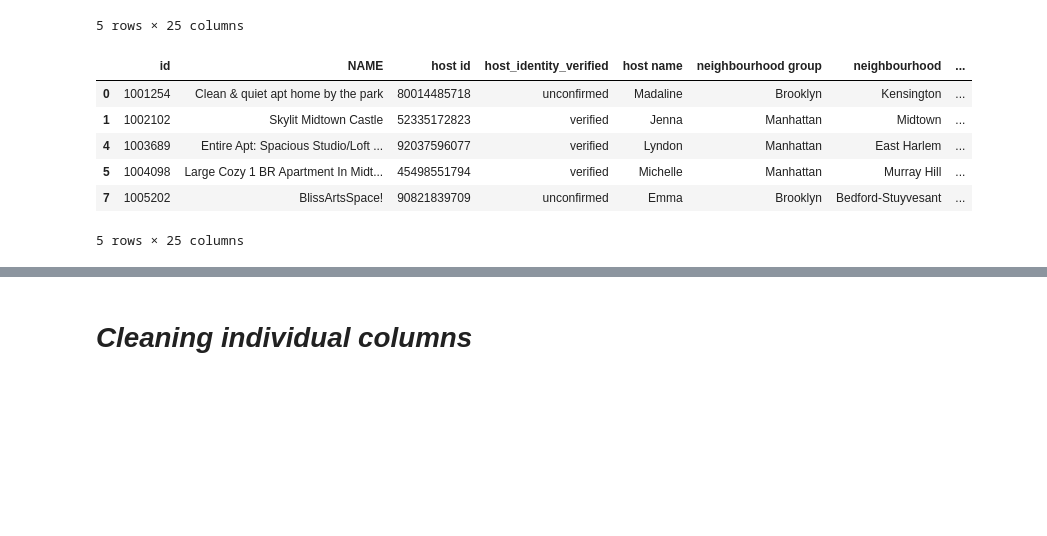
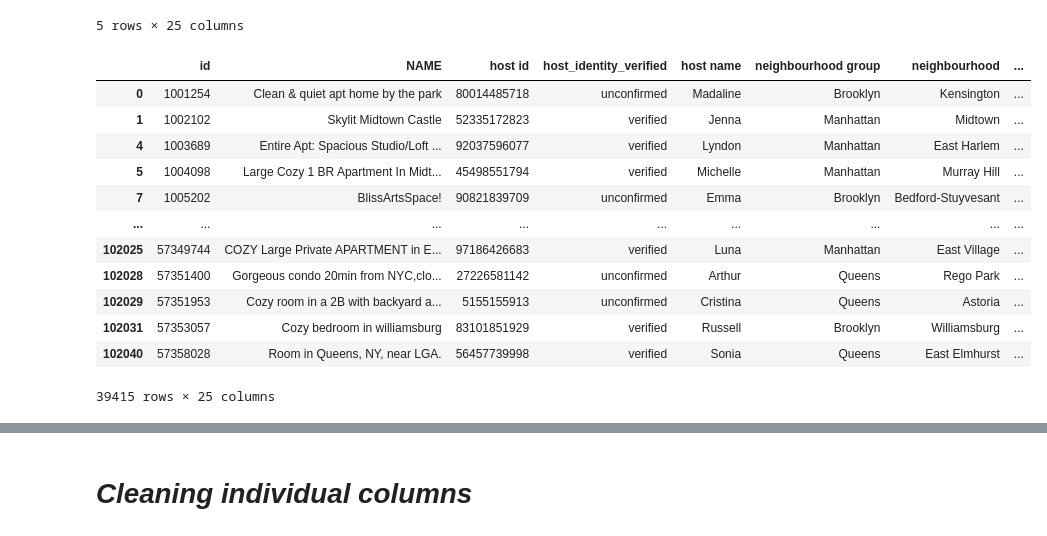
Before and after one commit to HopeMohola/Predict, a Jupyter notebook: data_cleaning_with_airbnb_data.ipynb, the cells around one changed output, grey strips where cells are left out. Drawn from its saved outputs; the diff is of its cells as text; code cells hidden in the pictures; blank space fills up the shorter version.

```diff
--- a/data_cleaning_with_airbnb_data.ipynb
+++ b/data_cleaning_with_airbnb_data.ipynb
@@ -137,15 +132,21 @@ df.head()
 # %%
 df.dropna(inplace=True)
 # %%
-df.head()
+df
 # %% [output]
 |  | id | NAME | host id | host_identity_verified | host name | neighbourhood group | neighbourhood | ... |
 | 0 | 1001254 | Clean & quiet apt home by the park | 80014485718 | unconfirmed | Madaline | Brooklyn | Kensington | ... |
 | 1 | 1002102 | Skylit Midtown Castle | 52335172823 | verified | Jenna | Manhattan | Midtown | ... |
 | 4 | 1003689 | Entire Apt: Spacious Studio/Loft ... | 92037596077 | verified | Lyndon | Manhattan | East Harlem | ... |
 | 5 | 1004098 | Large Cozy 1 BR Apartment In Midt... | 45498551794 | verified | Michelle | Manhattan | Murray Hill | ... |
 | 7 | 1005202 | BlissArtsSpace! | 90821839709 | unconfirmed | Emma | Brooklyn | Bedford-Stuyvesant | ... |
+| ... | ... | ... | ... | ... | ... | ... | ... | ... |
+| 102025 | 57349744 | COZY Large Private APARTMENT in E... | 97186426683 | verified | Luna | Manhattan | East Village | ... |
+| 102028 | 57351400 | Gorgeous condo 20min from NYC,clo... | 27226581142 | unconfirmed | Arthur | Queens | Rego Park | ... |
+| 102029 | 57351953 | Cozy room in a 2B with backyard a... | 5155155913 | unconfirmed | Cristina | Queens | Astoria | ... |
+| 102031 | 57353057 | Cozy bedroom in williamsburg | 83101851929 | verified | Russell | Brooklyn | Williamsburg | ... |
+| 102040 | 57358028 | Room in Queens, NY, near LGA. | 56457739998 | verified | Sonia | Queens | East Elmhurst | ... |
-5 rows × 25 columns
+39415 rows × 25 columns
 # %%
 df.isna().sum()
 # %% [output]
```
Also changed, not shown: parts of 43 cells of this notebook, 1 other file.
